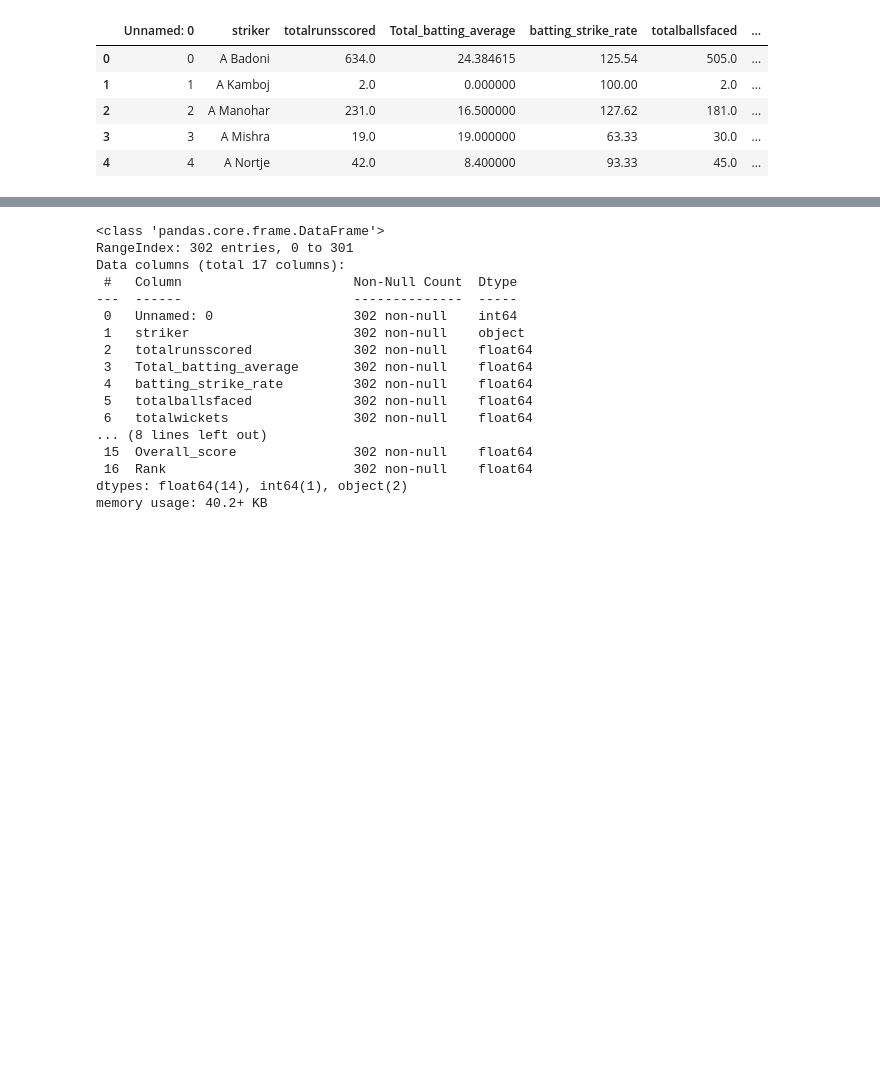
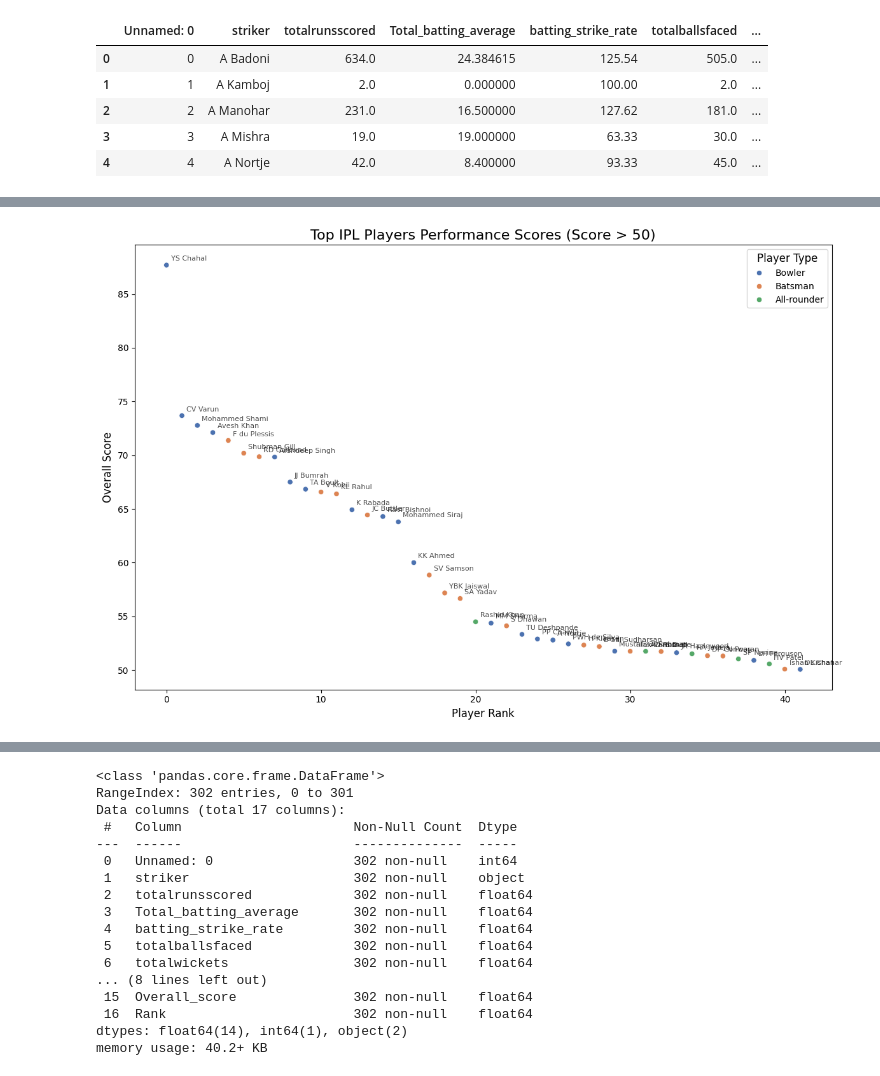
Before and after one commit to NIRANJANGOPALAN/IPL_player_analysis, a Jupyter notebook: Models/players_analysis.ipynb, the cells around one changed output, grey strips where cells are left out. Drawn from its saved outputs; the diff is of its cells as text; code cells hidden in the pictures; blank space fills up the shorter version.

```diff
--- a/Models/players_analysis.ipynb
+++ b/Models/players_analysis.ipynb
@@ -222,0 +242,24 @@ ranking_data.head()
+# %%
+# Filter for players with Overall_score > 50
+top_players = ranking_data[ranking_data['Overall_score'] > 50].sort_values('Overall_score', ascending=False)
+
+# Create the scatter plot
+plt.figure(figsize=(12, 8))
+scatter = sns.scatterplot(data=top_players, x=range(len(top_players)), y='Overall_score', hue='Player_type', palette='deep')
+
+# Customize the plot
+plt.title('Top IPL Players Performance Scores (Score > 50)', fontsize=16)
+plt.xlabel('Player Rank', fontsize=12)
+plt.ylabel('Overall Score', fontsize=12)
+plt.legend(title='Player Type', title_fontsize='12', fontsize='10')
+
+# Annotate player names
+for i, row in top_players.iterrows():
+    plt.annotate(row['striker'], (top_players.index.get_loc(i), row['Overall_score']),
+                 xytext=(5, 5), textcoords='offset points', fontsize=8, alpha=0.7)
+
+# Adjust layout and show plot
+plt.tight_layout()
+plt.show()
+# %% [output]
+[figure, added]
```
Also changed, not shown: parts of 25 cells of this notebook, 5 other files.
